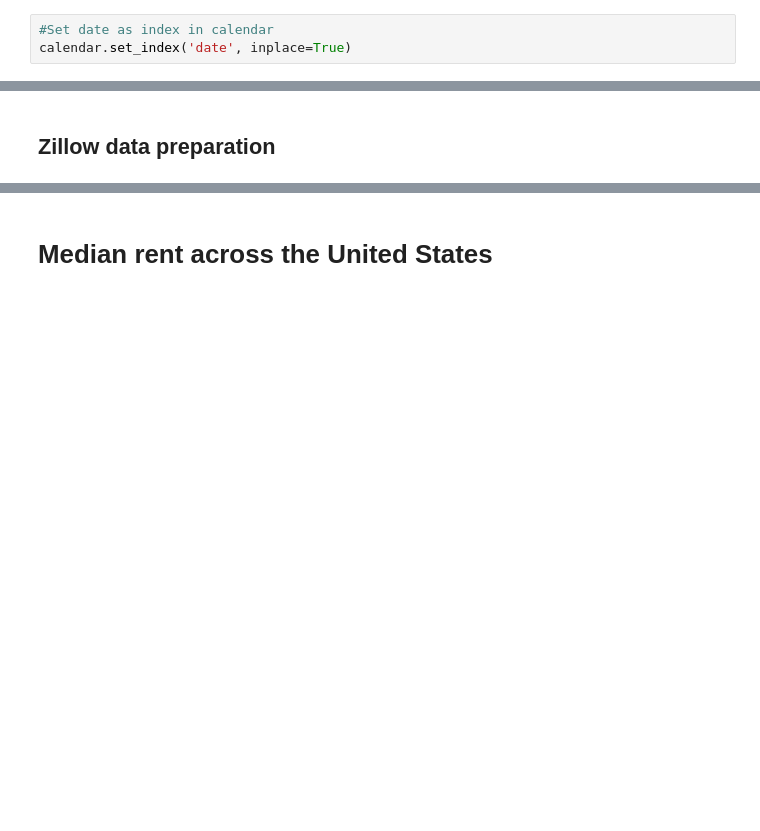
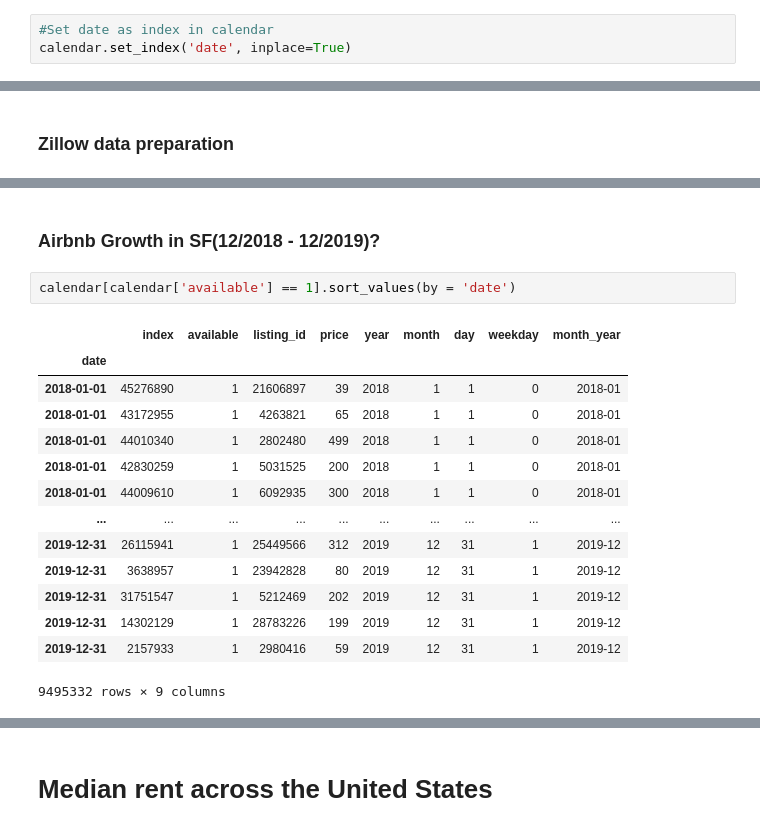
Before and after one commit to KishenSharma6/Airbnb-Analysis, a Jupyter notebook: Project Codes/05. Modeling/2020_0214_Calendar_TimeSeries.ipynb, the cells around one changed output, grey strips where cells are left out. Drawn from its saved outputs; the diff is of its cells as text; blank space fills up the shorter version.

```diff
--- a/Project Codes/05. Modeling/2020_0214_Calendar_TimeSeries.ipynb
+++ b/Project Codes/05. Modeling/2020_0214_Calendar_TimeSeries.ipynb
@@ -108,5 +97,5 @@ calendar.head()
 # %% [markdown]
-## Zillow data preparation
+### Zillow data preparation
 # %%
 #Set date as index
 zillow.set_index('Date', inplace=True)
@@ -120,3 +109,22 @@ zillow.head()
 | 2010-05-01 | Virginia Beach | Virginia Beach City | Virginia Beach-Norfolk-Newport News | 23462 | VA | 83 | 3 | 1200 |
 | 2010-06-01 | Virginia Beach | Virginia Beach City | Virginia Beach-Norfolk-Newport News | 23462 | VA | 83 | 3 | 1250 |
 | 2010-07-01 | Virginia Beach | Virginia Beach City | Virginia Beach-Norfolk-Newport News | 23462 | VA | 83 | 3 | 1225 |
+# %% [markdown]
+### Airbnb Growth in SF(12/2018 - 12/2019)?
+# %%
+calendar[calendar['available'] == 1].sort_values(by = 'date')
+# %% [output]
+|  | index | available | listing_id | price | year | month | day | weekday | month_year |
+| date |  |  |  |  |  |  |  |  |  |
+| 2018-01-01 | 45276890 | 1 | 21606897 | 39 | 2018 | 1 | 1 | 0 | 2018-01 |
+| 2018-01-01 | 43172955 | 1 | 4263821 | 65 | 2018 | 1 | 1 | 0 | 2018-01 |
+| 2018-01-01 | 44010340 | 1 | 2802480 | 499 | 2018 | 1 | 1 | 0 | 2018-01 |
+| 2018-01-01 | 42830259 | 1 | 5031525 | 200 | 2018 | 1 | 1 | 0 | 2018-01 |
+| 2018-01-01 | 44009610 | 1 | 6092935 | 300 | 2018 | 1 | 1 | 0 | 2018-01 |
+| ... | ... | ... | ... | ... | ... | ... | ... | ... | ... |
+| 2019-12-31 | 26115941 | 1 | 25449566 | 312 | 2019 | 12 | 31 | 1 | 2019-12 |
+| 2019-12-31 | 3638957 | 1 | 23942828 | 80 | 2019 | 12 | 31 | 1 | 2019-12 |
+| 2019-12-31 | 31751547 | 1 | 5212469 | 202 | 2019 | 12 | 31 | 1 | 2019-12 |
+| 2019-12-31 | 14302129 | 1 | 28783226 | 199 | 2019 | 12 | 31 | 1 | 2019-12 |
+| 2019-12-31 | 2157933 | 1 | 2980416 | 59 | 2019 | 12 | 31 | 1 | 2019-12 |
+9495332 rows × 9 columns
```
Also changed, not shown: parts of 18 cells of this notebook, 1 other file.
